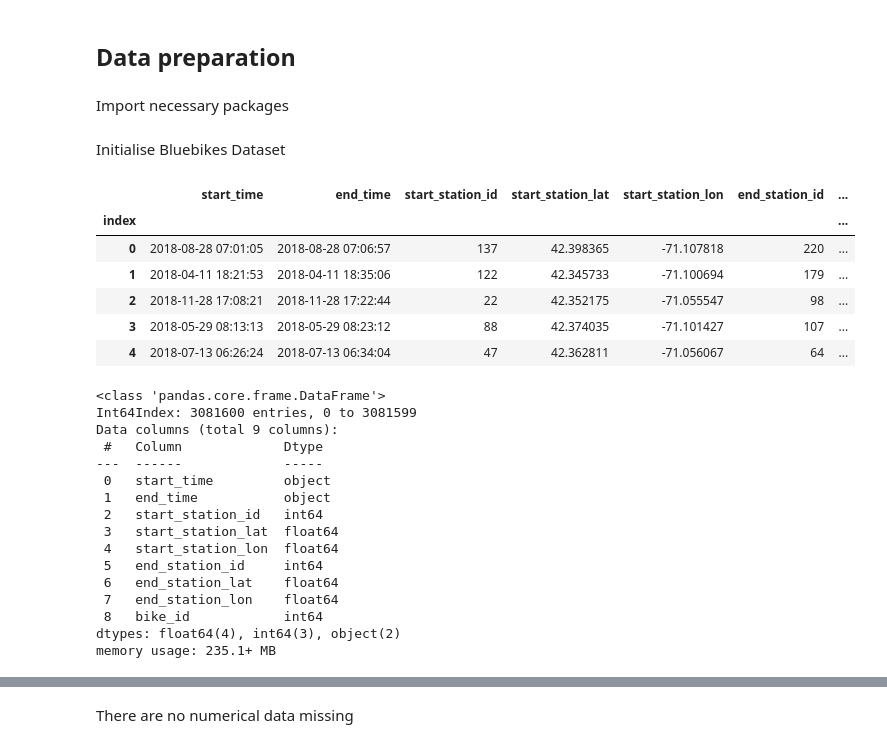
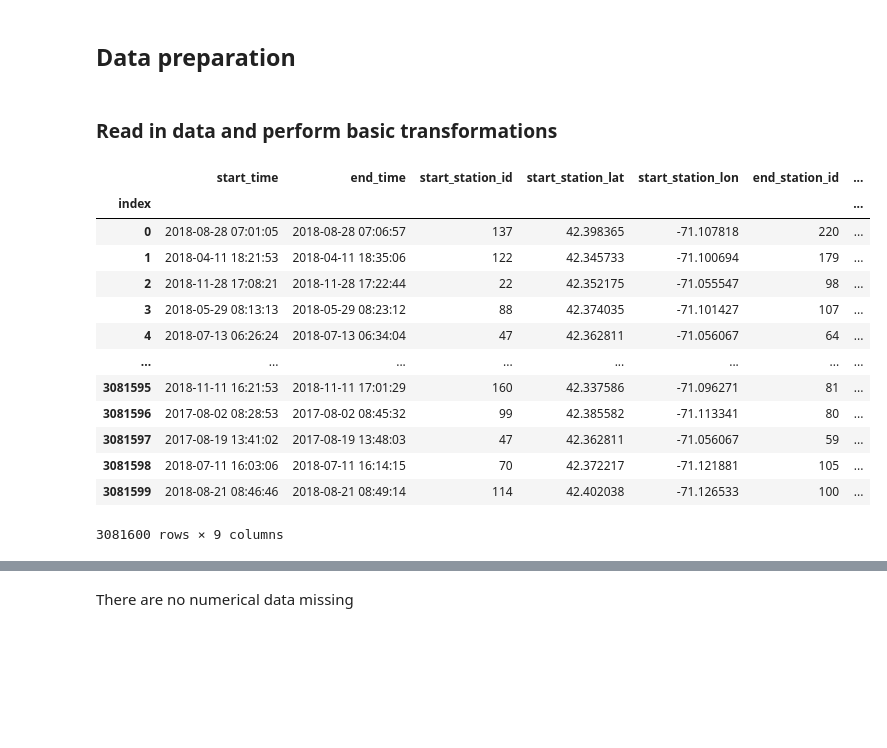
Before and after one commit to Oxford012/DDT, a Jupyter notebook: Angela/angela.ipynb, the cells around one changed output, grey strips where cells are left out. Cells and saved outputs as stored; diff of their text form; code cells hidden in the pictures; blank space fills up the shorter version.

```diff
--- a/Angela/angela.ipynb
+++ b/Angela/angela.ipynb
@@ -2,5 +2,3 @@
 ## Cleaning `Bluebikes` Dataset
 # %% [markdown]
 ## Data preparation
-# %% [markdown]
-Import necessary packages
@@ -10,2 +5,2 @@ import numpy as np
-# %% [markdown]
-Initialise Bluebikes Dataset
+# %% [markdown]
+### Read in data and perform basic transformations
@@ -12,30 +25,18 @@ Initialise Bluebikes Dataset
 # %%
 bluebikes = pd.read_csv("bluebikes_2017_2018.csv", index_col="index")
-bluebikes.head()
+bluebikes
 # %% [output]
 |  | start_time | end_time | start_station_id | start_station_lat | start_station_lon | end_station_id | ... |
 | index |  |  |  |  |  |  | ... |
 | 0 | 2018-08-28 07:01:05 | 2018-08-28 07:06:57 | 137 | 42.398365 | -71.107818 | 220 | ... |
 | 1 | 2018-04-11 18:21:53 | 2018-04-11 18:35:06 | 122 | 42.345733 | -71.100694 | 179 | ... |
 | 2 | 2018-11-28 17:08:21 | 2018-11-28 17:22:44 | 22 | 42.352175 | -71.055547 | 98 | ... |
 | 3 | 2018-05-29 08:13:13 | 2018-05-29 08:23:12 | 88 | 42.374035 | -71.101427 | 107 | ... |
 | 4 | 2018-07-13 06:26:24 | 2018-07-13 06:34:04 | 47 | 42.362811 | -71.056067 | 64 | ... |
+| ... | ... | ... | ... | ... | ... | ... | ... |
+| 3081595 | 2018-11-11 16:21:53 | 2018-11-11 17:01:29 | 160 | 42.337586 | -71.096271 | 81 | ... |
+| 3081596 | 2017-08-02 08:28:53 | 2017-08-02 08:45:32 | 99 | 42.385582 | -71.113341 | 80 | ... |
+| 3081597 | 2017-08-19 13:41:02 | 2017-08-19 13:48:03 | 47 | 42.362811 | -71.056067 | 59 | ... |
+| 3081598 | 2018-07-11 16:03:06 | 2018-07-11 16:14:15 | 70 | 42.372217 | -71.121881 | 105 | ... |
+| 3081599 | 2018-08-21 08:46:46 | 2018-08-21 08:49:14 | 114 | 42.402038 | -71.126533 | 100 | ... |
+3081600 rows × 9 columns
-# %%
-bluebikes.info()
-# %% [output]
-<class 'pandas.core.frame.DataFrame'>
-Int64Index: 3081600 entries, 0 to 3081599
-Data columns (total 9 columns):
- #   Column             Dtype
----  ------             -----
- 0   start_time         object
- 1   end_time           object
- 2   start_station_id   int64
- 3   start_station_lat  float64
- 4   start_station_lon  float64
- 5   end_station_id     int64
- 6   end_station_lat    float64
- 7   end_station_lon    float64
- 8   bike_id            int64
-dtypes: float64(4), int64(3), object(2)
-memory usage: 235.1+ MB
```
Also changed, not shown: parts of 55 cells of this notebook.
